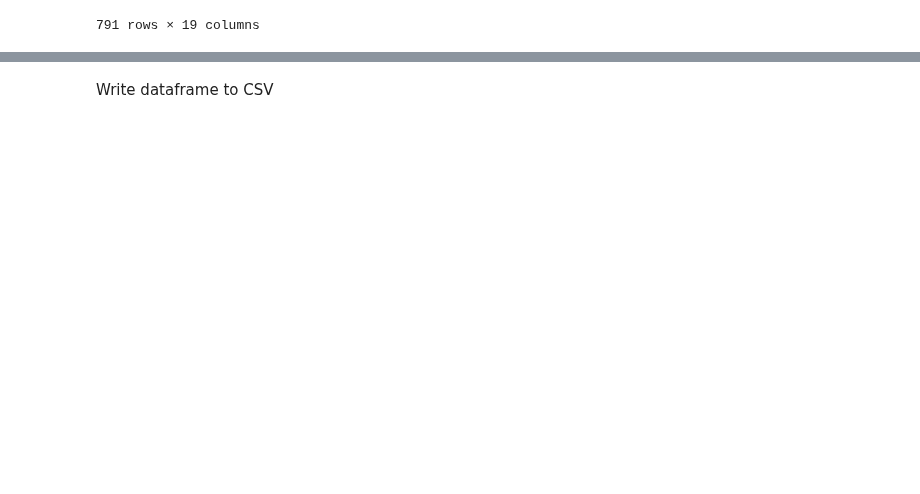
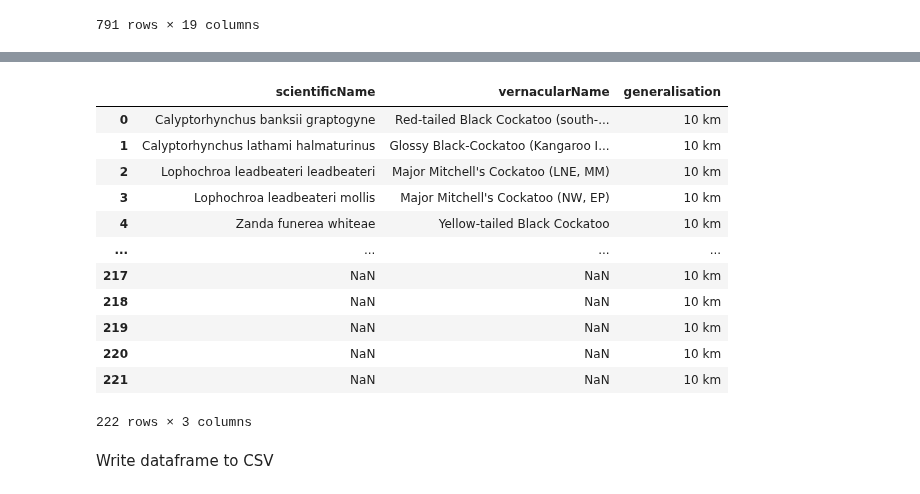
Before and after one commit to AtlasOfLivingAustralia/authoritative-lists, a Jupyter notebook: source-code/py-notebook/SA-conservation-sensitive.ipynb, the cells around one changed output, grey strips where cells are left out. Saved outputs shown, nothing was run; the diff lists cells and outputs as text; code cells hidden in the pictures; blank space fills up the shorter version.

```diff
--- a/source-code/py-notebook/SA-conservation-sensitive.ipynb
+++ b/source-code/py-notebook/SA-conservation-sensitive.ipynb
@@ -337,2 +320,25 @@ array(['Endangered', 'Vulnerable', 'Rare', nan], dtype=object)
+# %%
+sensitivelist = sensitivelist.rename(columns=
+{
+    'SPECIES':'scientificName',
+    'COMMON NAME':'vernacularName',
+})
+sensitivelist['generalisation'] ="10 km"
+
+sensitivelist
+# %% [output]
+|  | scientificName | vernacularName | generalisation |
+| 0 | Calyptorhynchus banksii graptogyne | Red-tailed Black Cockatoo (south-... | 10 km |
+| 1 | Calyptorhynchus lathami halmaturinus | Glossy Black-Cockatoo (Kangaroo I... | 10 km |
+| 2 | Lophochroa leadbeateri leadbeateri | Major Mitchell's Cockatoo (LNE, MM) | 10 km |
+| 3 | Lophochroa leadbeateri mollis | Major Mitchell's Cockatoo (NW, EP) | 10 km |
+| 4 | Zanda funerea whiteae | Yellow-tailed Black Cockatoo | 10 km |
+| ... | ... | ... | ... |
+| 217 | NaN | NaN | 10 km |
+| 218 | NaN | NaN | 10 km |
+| 219 | NaN | NaN | 10 km |
+| 220 | NaN | NaN | 10 km |
+| 221 | NaN | NaN | 10 km |
+222 rows × 3 columns
 # %% [markdown]
 Write dataframe to CSV
```
Also changed, not shown: parts of 26 cells of this notebook, 16 other files.
